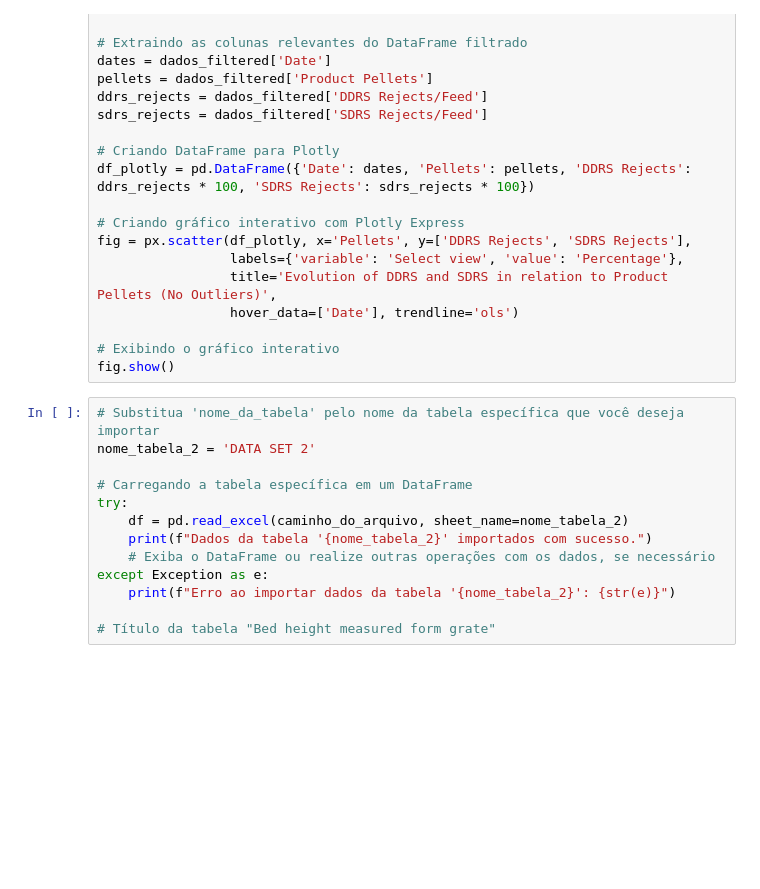
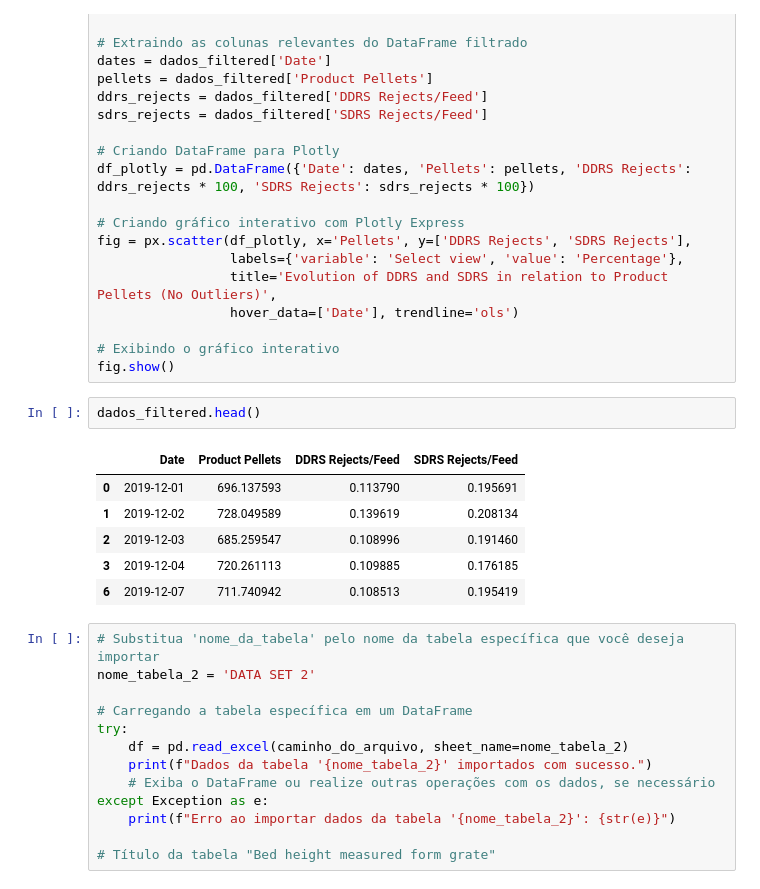
Before and after one commit to 2006878/newfer, a Jupyter notebook: data_explore_pellets.ipynb, the cells around one changed output. Cells and saved outputs as stored; diff of their text form; blank space fills up the shorter version.

```diff
--- a/data_explore_pellets.ipynb
+++ b/data_explore_pellets.ipynb
@@ -51,6 +51,15 @@ fig = px.scatter(df_plotly, x='Pellets', y=['DDRS Rejects', 'SDRS Rejects'],
 
 # Exibindo o gráfico interativo
 fig.show()
+# %%
+dados_filtered.head()
+# %% [output]
+|  | Date | Product Pellets | DDRS Rejects/Feed | SDRS Rejects/Feed |
+| 0 | 2019-12-01 | 696.137593 | 0.113790 | 0.195691 |
+| 1 | 2019-12-02 | 728.049589 | 0.139619 | 0.208134 |
+| 2 | 2019-12-03 | 685.259547 | 0.108996 | 0.191460 |
+| 3 | 2019-12-04 | 720.261113 | 0.109885 | 0.176185 |
+| 6 | 2019-12-07 | 711.740942 | 0.108513 | 0.195419 |
 # %%
 # Substitua 'nome_da_tabela' pelo nome da tabela específica que você deseja importar
 nome_tabela_2 = 'DATA SET 2'
```
Also changed, not shown: 3 other files.
